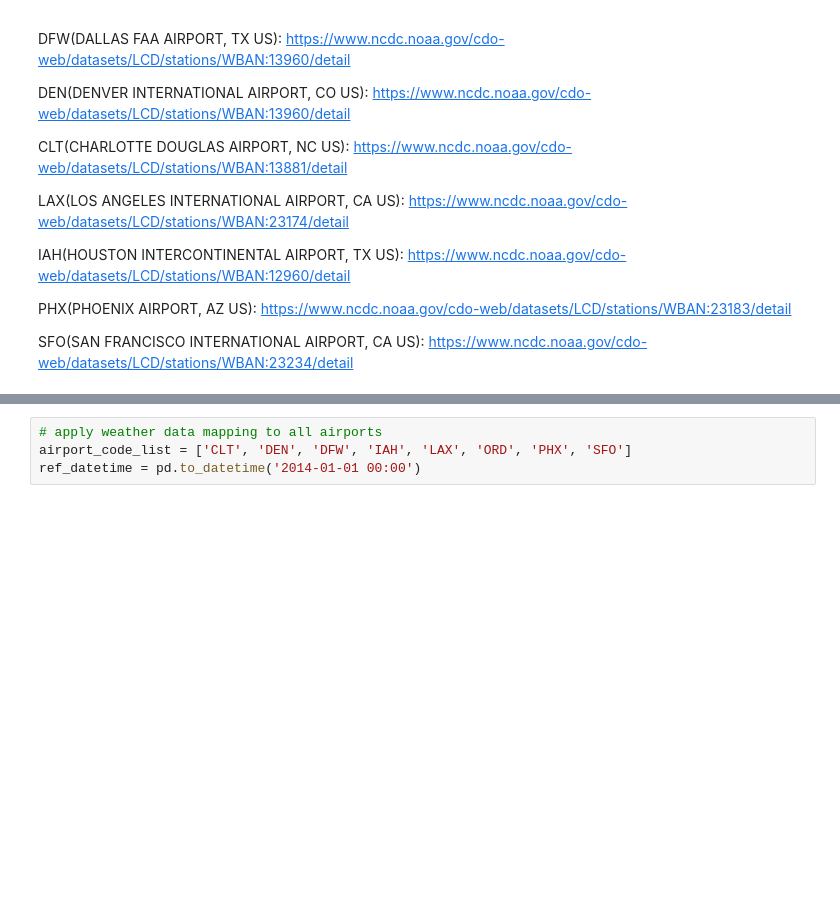
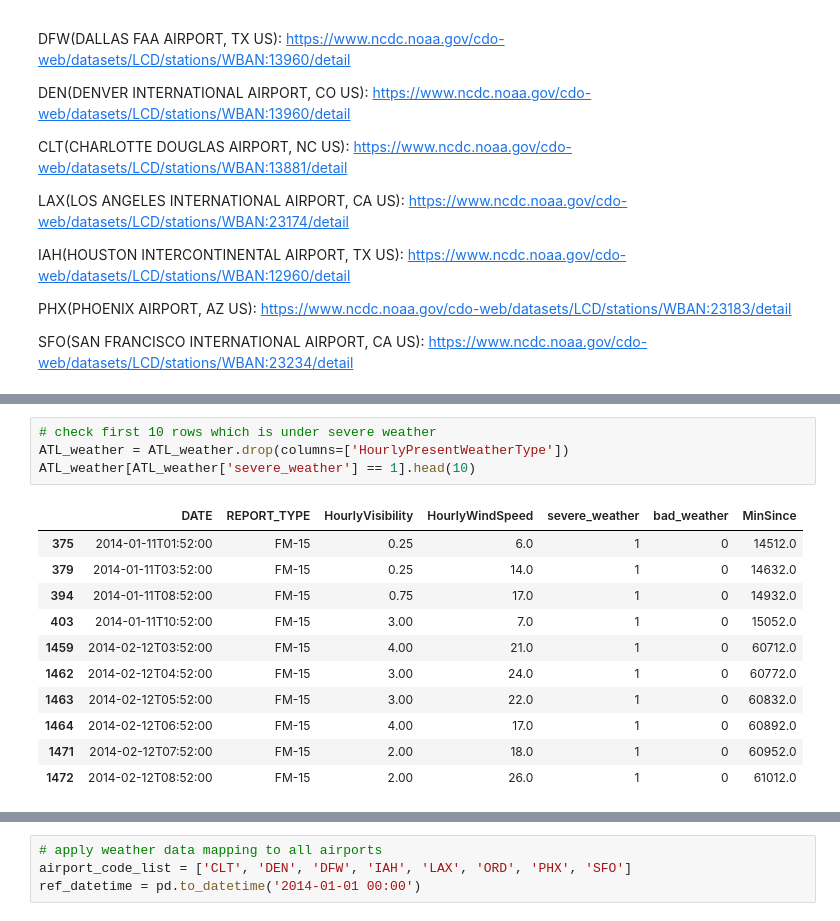
Before and after one commit to kyllan16693/flight-delay-prediction, a Jupyter notebook: data_preprocessing.ipynb, the cells around one changed output, grey strips where cells are left out. Drawn from its saved outputs; the diff is of its cells as text; blank space fills up the shorter version.

```diff
--- a/data_preprocessing.ipynb
+++ b/data_preprocessing.ipynb
@@ -258,3 +334,19 @@ ATL_weather.head()
+# %%
+# check first 10 rows which is under severe weather
+ATL_weather = ATL_weather.drop(columns=['HourlyPresentWeatherType'])
+ATL_weather[ATL_weather['severe_weather'] == 1].head(10)
+# %% [output]
+|  | DATE | REPORT_TYPE | HourlyVisibility | HourlyWindSpeed | severe_weather | bad_weather | MinSince |
+| 375 | 2014-01-11T01:52:00 | FM-15 | 0.25 | 6.0 | 1 | 0 | 14512.0 |
+| 379 | 2014-01-11T03:52:00 | FM-15 | 0.25 | 14.0 | 1 | 0 | 14632.0 |
+| 394 | 2014-01-11T08:52:00 | FM-15 | 0.75 | 17.0 | 1 | 0 | 14932.0 |
+| 403 | 2014-01-11T10:52:00 | FM-15 | 3.00 | 7.0 | 1 | 0 | 15052.0 |
+| 1459 | 2014-02-12T03:52:00 | FM-15 | 4.00 | 21.0 | 1 | 0 | 60712.0 |
+| 1462 | 2014-02-12T04:52:00 | FM-15 | 3.00 | 24.0 | 1 | 0 | 60772.0 |
+| 1463 | 2014-02-12T05:52:00 | FM-15 | 3.00 | 22.0 | 1 | 0 | 60832.0 |
+| 1464 | 2014-02-12T06:52:00 | FM-15 | 4.00 | 17.0 | 1 | 0 | 60892.0 |
+| 1471 | 2014-02-12T07:52:00 | FM-15 | 2.00 | 18.0 | 1 | 0 | 60952.0 |
+| 1472 | 2014-02-12T08:52:00 | FM-15 | 2.00 | 26.0 | 1 | 0 | 61012.0 |
 # %%
 # map weather data to each flight row based on the closest MinSince value
 def map_closest_weather(df, weather_df, airport_code):
```
Also changed, not shown: parts of 20 cells of this notebook.
